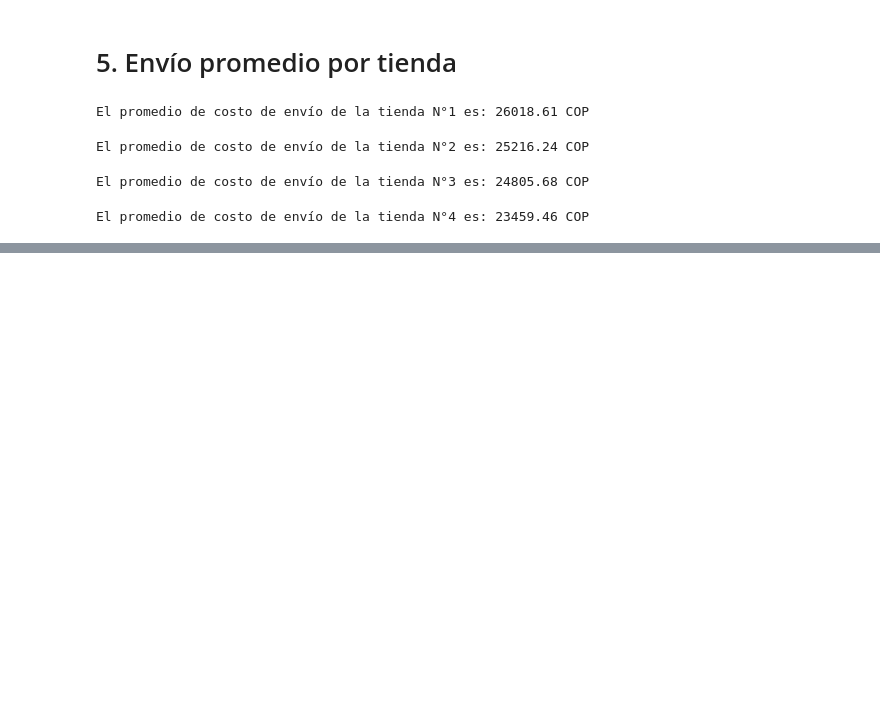
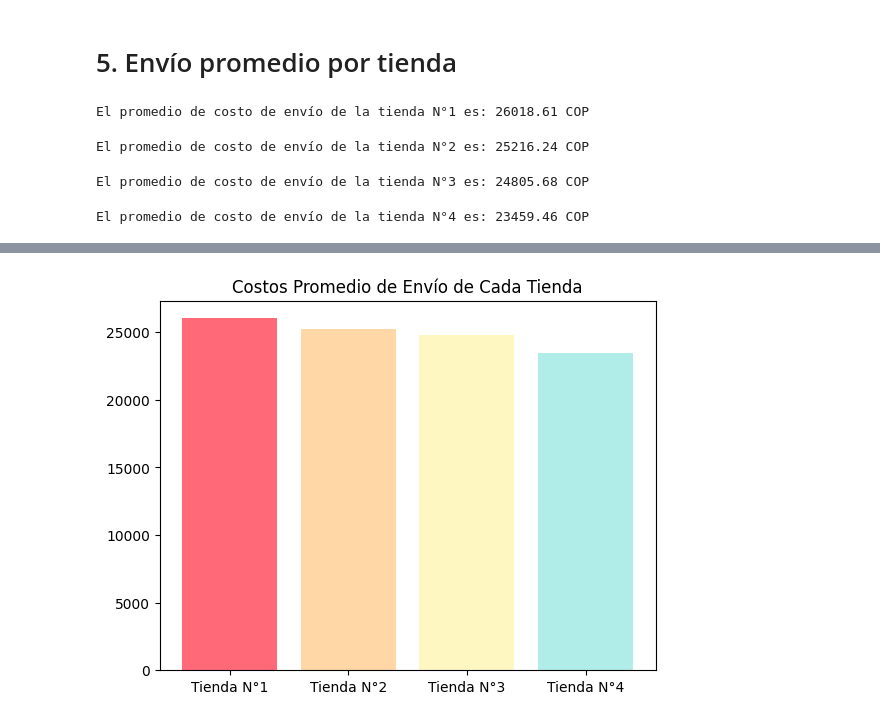
Before and after one commit to yeraldine-arw/challenge-alura-store, a Jupyter notebook: AluraStoreLatam.ipynb, the cells around one changed output, grey strips where cells are left out. Saved outputs shown, nothing was run; the diff lists cells and outputs as text; code cells hidden in the pictures; blank space fills up the shorter version.

```diff
--- a/AluraStoreLatam.ipynb
+++ b/AluraStoreLatam.ipynb
@@ -213,7 +213,7 @@ def calcular_promedio_envio(la_tienda, numero_tienda):
   print(f'El promedio de costo de envío de la tienda N°{numero_tienda} es: {round(promedio_envio_tienda, 2)} COP')
   return promedio_envio_tienda
 # %%
-promedio_envio_tienda1 = calcular_promedio_envio(tienda, 1)
+promedio_envio_tienda = calcular_promedio_envio(tienda, 1)
 # %% [output]
 El promedio de costo de envío de la tienda N°1 es: 26018.61 COP
 # %%
@@ -230,0 +259,6 @@ El promedio de costo de envío de la tienda N°4 es: 23459.46 COP
+# %%
+plt.bar(etiquetas, lista_costo_envio, color = lista_colores)
+plt.title('Costos Promedio de Envío de Cada Tienda')
+plt.show()
+# %% [output]
+[figure, added]
```
Also changed, not shown: parts of 16 cells of this notebook.
